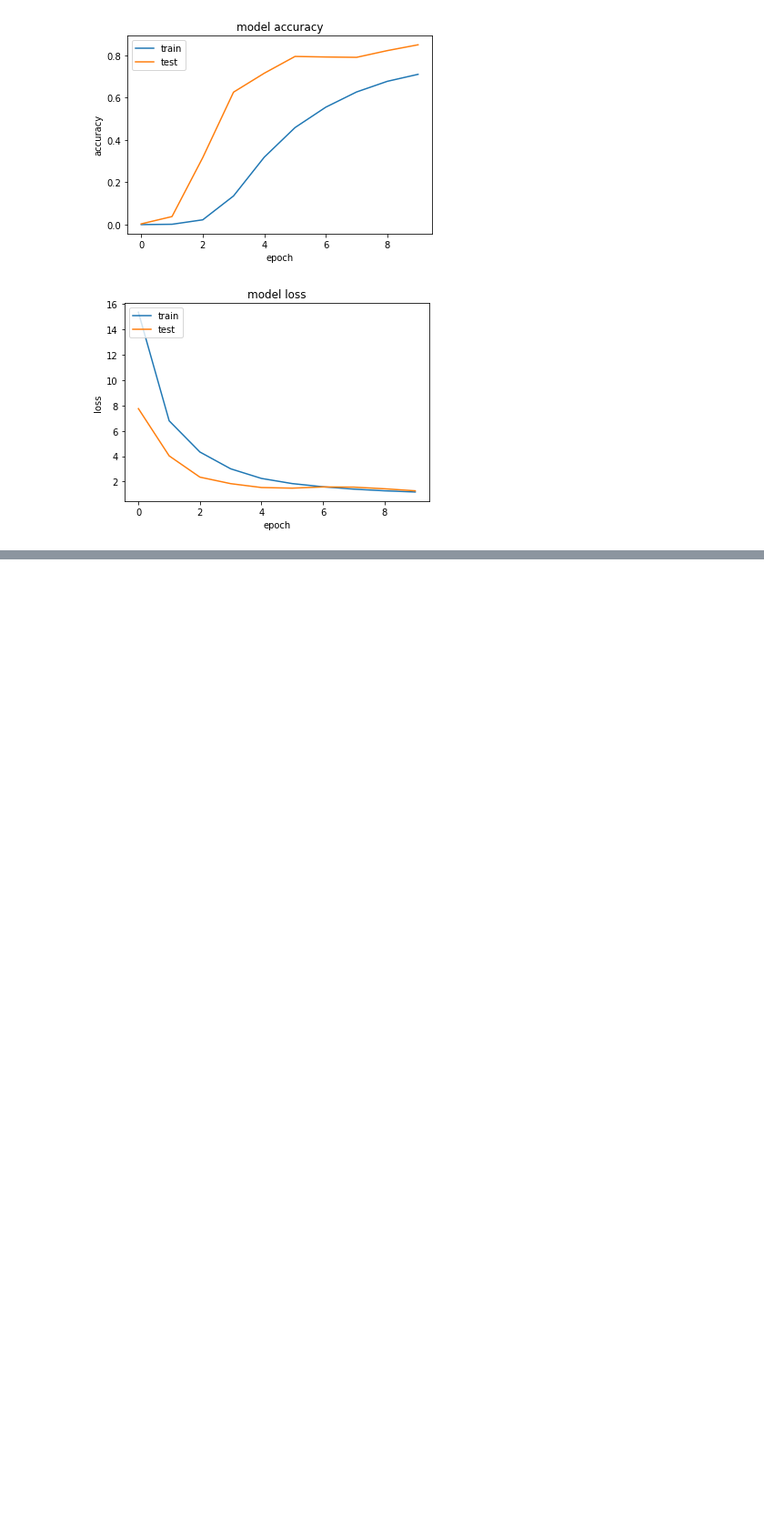
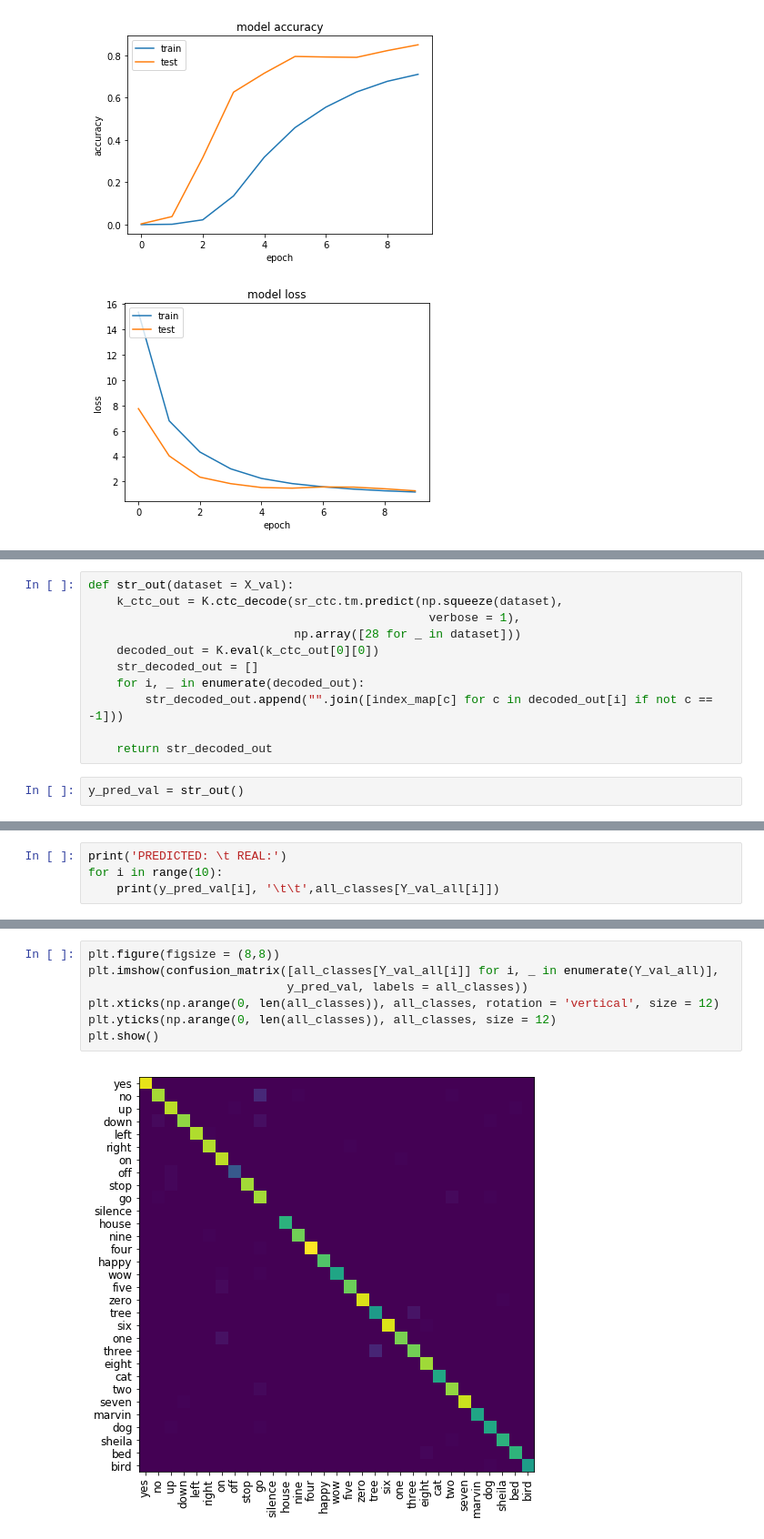
Before and after one commit to chrisdinant/speech, a Jupyter notebook: train.ipynb, the cells around one changed output, grey strips where cells are left out. Shown at 91% size. Cells and saved outputs as stored; diff of their text form; blank space fills up the shorter version.

Commit message:
ctc eval

```diff
--- a/train.ipynb
+++ b/train.ipynb
@@ -234,0 +236,13 @@ dict_keys(['loss', 'val_acc', 'val_loss', 'acc'])
+# %%
+def str_out(dataset = X_val):
+    k_ctc_out = K.ctc_decode(sr_ctc.tm.predict(np.squeeze(dataset),
+                                                verbose = 1),
+                             np.array([28 for _ in dataset]))
+    decoded_out = K.eval(k_ctc_out[0][0])
+    str_decoded_out = []
+    for i, _ in enumerate(decoded_out):
+        str_decoded_out.append("".join([index_map[c] for c in decoded_out[i] if not c == -1]))
+
+    return str_decoded_out
+# %%
+y_pred_val = str_out()
@@ -234,0 +253,4 @@ dict_keys(['loss', 'val_acc', 'val_loss', 'acc'])
+# %%
+print('PREDICTED: \t REAL:')
+for i in range(10):
+    print(y_pred_val[i], '\t\t',all_classes[Y_val_all[i]])
@@ -234,0 +290,9 @@ dict_keys(['loss', 'val_acc', 'val_loss', 'acc'])
+# %%
+plt.figure(figsize = (8,8))
+plt.imshow(confusion_matrix([all_classes[Y_val_all[i]] for i, _ in enumerate(Y_val_all)],
+                            y_pred_val, labels = all_classes))
+plt.xticks(np.arange(0, len(all_classes)), all_classes, rotation = 'vertical', size = 12)
+plt.yticks(np.arange(0, len(all_classes)), all_classes, size = 12)
+plt.show()
+# %% [output]
+[figure, added]
```
Also changed, not shown: parts of 6 cells of this notebook.
